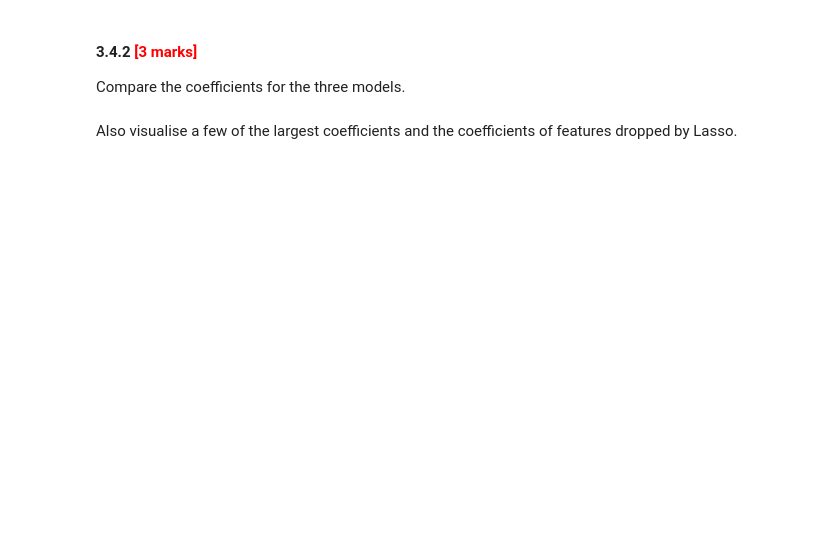
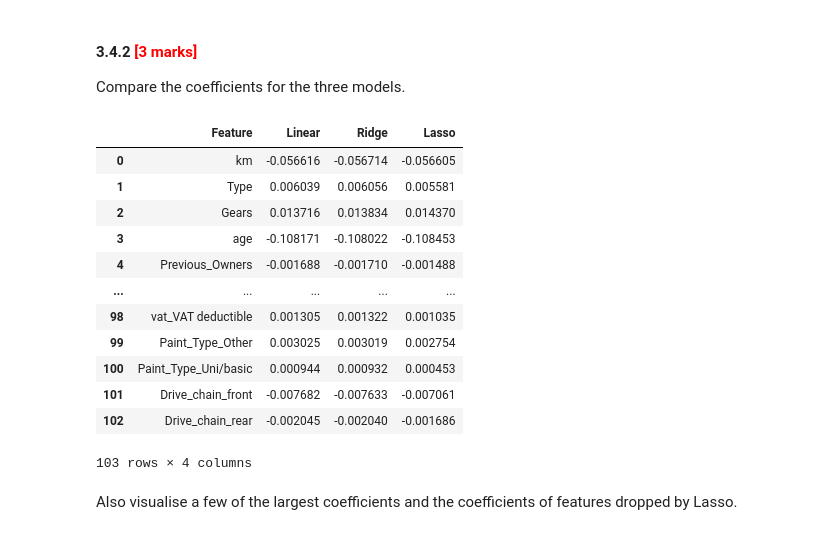
Before and after one commit to navspeak/ML, a Jupyter notebook: Regularisation_Assg_Car_Price_Prediction_Starter.ipynb, the cells around one changed output. Drawn from its saved outputs; the diff is of its cells as text; code cells hidden in the pictures; blank space fills up the shorter version.

```diff
--- a/Regularisation_Assg_Car_Price_Prediction_Starter.ipynb
+++ b/Regularisation_Assg_Car_Price_Prediction_Starter.ipynb
@@ -1791,5 +1867,28 @@ Compare the evaluation metrics for each model.
 # %% [markdown]
 #### **3.4.2** <font color =red> [3 marks] </font>
 Compare the coefficients for the three models.
+# %%
+# Create a DataFrame to store all coefficients
+coef_comparison = pd.DataFrame({
+    'Feature': X_train.columns,
+    'Linear': lr.coef_,
+    'Ridge': ridge_final.coef_,
+    'Lasso': lasso_final.coef_
+})
+coef_comparison
+# %% [output]
+|  | Feature | Linear | Ridge | Lasso |
+| 0 | km | -0.056616 | -0.056714 | -0.056605 |
+| 1 | Type | 0.006039 | 0.006056 | 0.005581 |
+| 2 | Gears | 0.013716 | 0.013834 | 0.014370 |
+| 3 | age | -0.108171 | -0.108022 | -0.108453 |
+| 4 | Previous_Owners | -0.001688 | -0.001710 | -0.001488 |
+| ... | ... | ... | ... | ... |
+| 98 | vat_VAT deductible | 0.001305 | 0.001322 | 0.001035 |
+| 99 | Paint_Type_Other | 0.003025 | 0.003019 | 0.002754 |
+| 100 | Paint_Type_Uni/basic | 0.000944 | 0.000932 | 0.000453 |
+| 101 | Drive_chain_front | -0.007682 | -0.007633 | -0.007061 |
+| 102 | Drive_chain_rear | -0.002045 | -0.002040 | -0.001686 |
+103 rows × 4 columns
 # %% [markdown]
 Also visualise a few of the largest coefficients and the coefficients of features dropped by Lasso.
```
Also changed, not shown: parts of 16 cells of this notebook.
